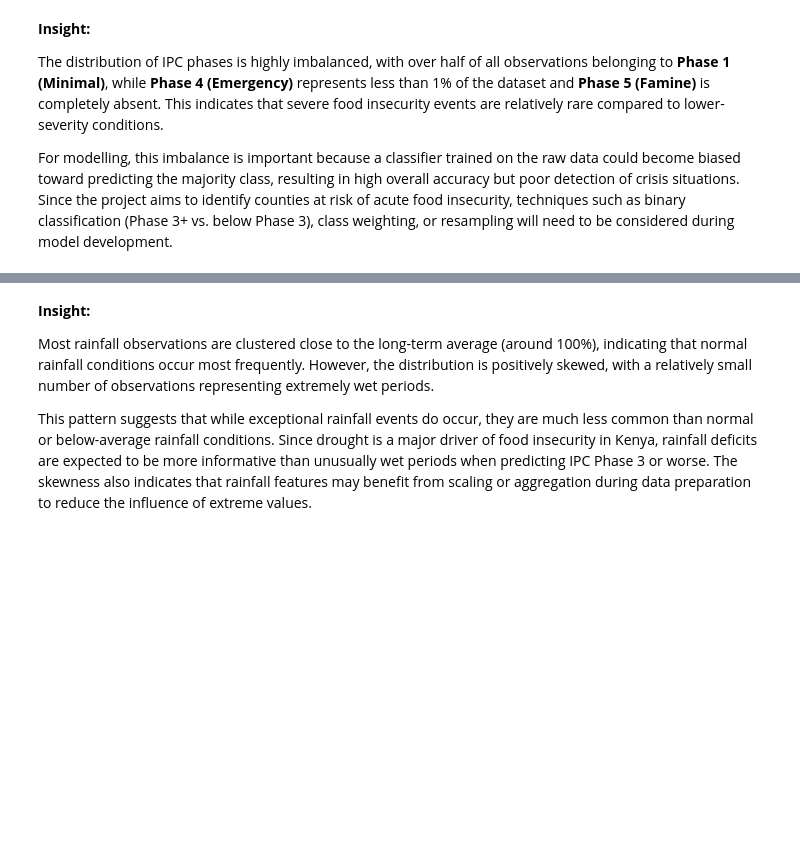
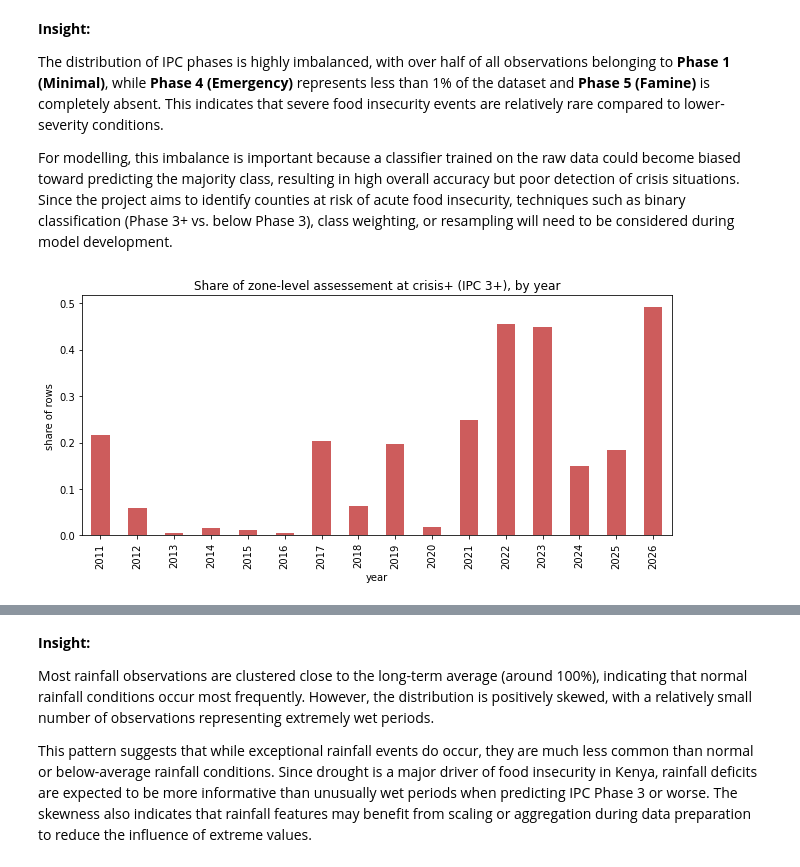
Before and after one commit to Pattohcolab/PHASE-5-CAPSTON-PROJECT, a Jupyter notebook: notebook.ipynb, the cells around one changed output, grey strips where cells are left out. Saved outputs shown, nothing was run; the diff lists cells and outputs as text; code cells hidden in the pictures; blank space fills up the shorter version.

```diff
--- a/notebook.ipynb
+++ b/notebook.ipynb
@@ -391,3 +385,19 @@ plt.show()
 The distribution of IPC phases is highly imbalanced, with over half of all observations belonging to **Phase 1 (Minimal)**, while **Phase 4 (Emergency)** represents less than 1% of the dataset and **Phase 5 (Famine)** is completely absent. This indicates that severe food insecurity events are relatively rare compared to lower-severity conditions.
 
 For modelling, this imbalance is important because a classifier trained on the raw data could become biased toward predicting the majority class, resulting in high overall accuracy but poor detection of crisis situations. Since the project aims to identify counties at risk of acute food insecurity, techniques such as binary classification (Phase 3+ vs. below Phase 3), class weighting, or resampling will need to be considered during model development.
+# %%
+# Univariate: IPC phase by year (is the imbalance stable, or does it spike in known drought years?)
+ipc_df['year_tmp'] = pd.to_datetime(ipc_df['reporting_date']).dt.year
+crisis_by_year = (ipc_df.assign(crisis=lambda d: d['value'] >= 3)
+                 .groupby('year_tmp')['crisis'].mean())
+
+plt.figure(figsize=(9, 4.5))
+crisis_by_year.plot(kind='bar', color='indianred')
+plt.title('Share of zone-level assessement at crisis+ (IPC 3+), by year')
+plt.ylabel('share of rows')
+plt.xlabel('year')
+plt.tight_layout()
+plt.show()
+ipc_df = ipc_df.drop(columns=['year_tmp'])
+# %% [output]
+[figure, added]
```
Also changed, not shown: parts of 29 cells of this notebook.
